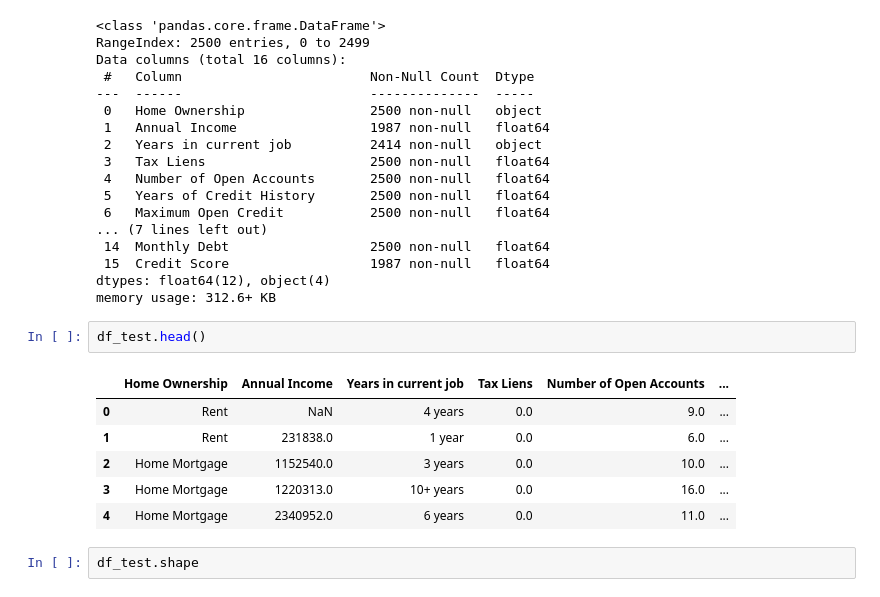
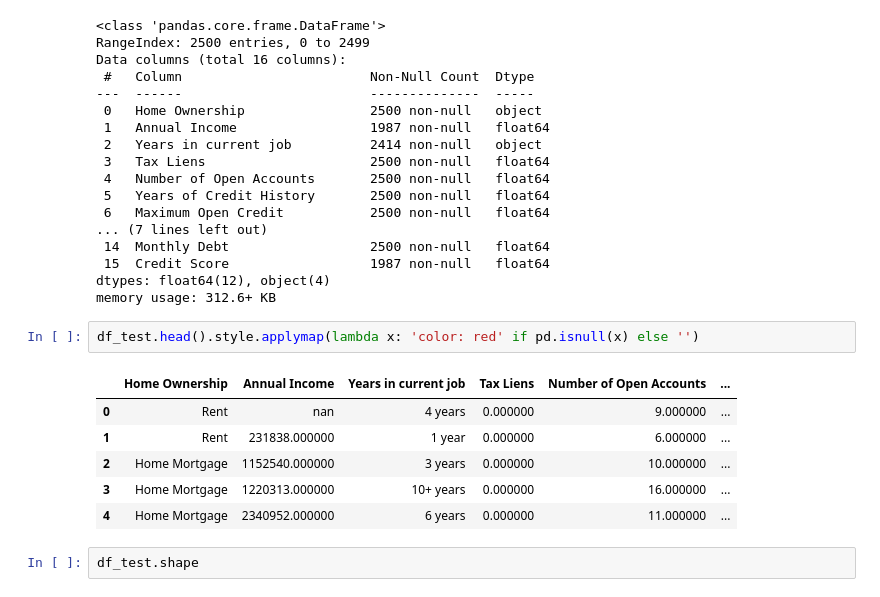
Before and after one commit to AndreiBazhenau/gb, a Jupyter notebook: ds_libs2/AKalinichenko_solution.ipynb, the cells around one changed output. Saved outputs shown, nothing was run; the diff lists cells and outputs as text.

```diff
--- a/ds_libs2/AKalinichenko_solution.ipynb
+++ b/ds_libs2/AKalinichenko_solution.ipynb
@@ -251,15 +558,15 @@ Data columns (total 16 columns):
  15  Credit Score                  1987 non-null   float64
 dtypes: float64(12), object(4)
 memory usage: 312.6+ KB
-# %%
-df_test.head()
-# %% [output]
-|  | Home Ownership | Annual Income | Years in current job | Tax Liens | Number of Open Accounts | ... |
-| 0 | Rent | NaN | 4 years | 0.0 | 9.0 | ... |
-| 1 | Rent | 231838.0 | 1 year | 0.0 | 6.0 | ... |
-| 2 | Home Mortgage | 1152540.0 | 3 years | 0.0 | 10.0 | ... |
-| 3 | Home Mortgage | 1220313.0 | 10+ years | 0.0 | 16.0 | ... |
-| 4 | Home Mortgage | 2340952.0 | 6 years | 0.0 | 11.0 | ... |
+# %%
+df_test.head().style.applymap(lambda x: 'color: red' if pd.isnull(x) else '')
+# %% [output]
+|  | Home Ownership | Annual Income | Years in current job | Tax Liens | Number of Open Accounts | ... |
+| 0 | Rent | nan | 4 years | 0.000000 | 9.000000 | ... |
+| 1 | Rent | 231838.000000 | 1 year | 0.000000 | 6.000000 | ... |
+| 2 | Home Mortgage | 1152540.000000 | 3 years | 0.000000 | 10.000000 | ... |
+| 3 | Home Mortgage | 1220313.000000 | 10+ years | 0.000000 | 16.000000 | ... |
+| 4 | Home Mortgage | 2340952.000000 | 6 years | 0.000000 | 11.000000 | ... |
 # %%
 df_test.shape
 # %% [output]
```
Also changed, not shown: parts of 84 cells of this notebook, 6 other files.
